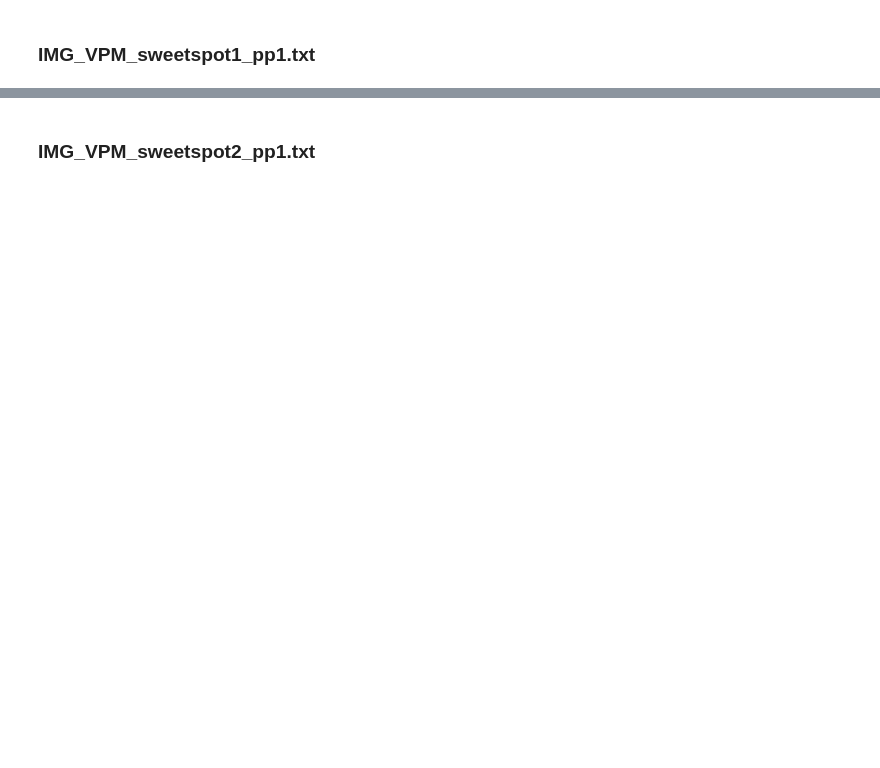
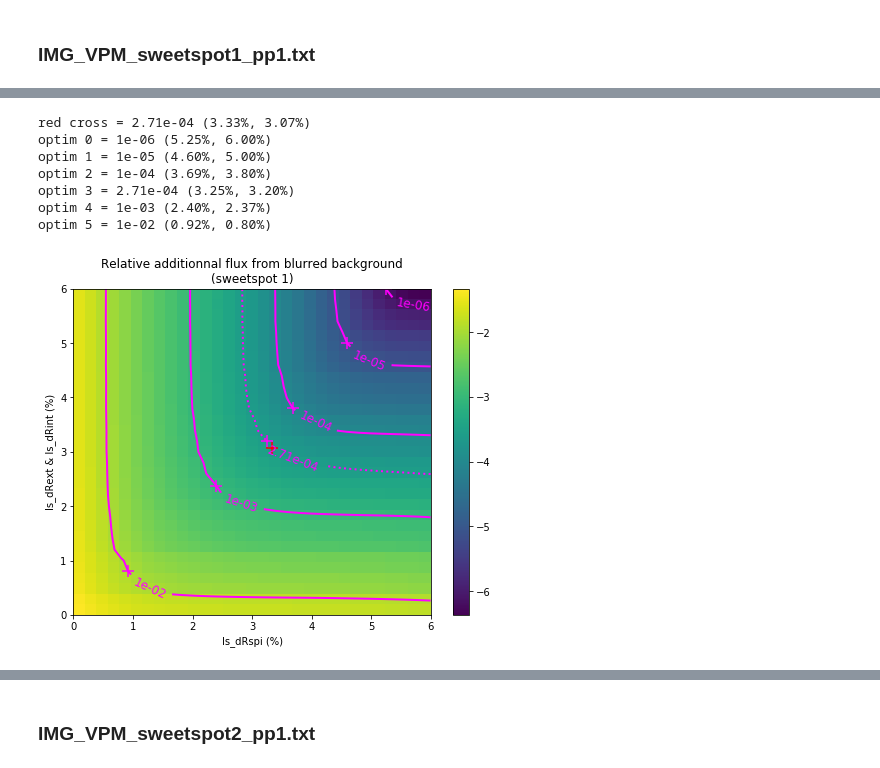
Before and after one commit to vortex-exoplanet/HEEPS, a Jupyter notebook: tools/pupil/pupil_blurring_IMG.ipynb, the cells around one changed output, grey strips where cells are left out. Drawn from its saved outputs; the diff is of its cells as text; code cells hidden in the pictures; blank space fills up the shorter version.

```diff
--- a/tools/pupil/pupil_blurring_IMG.ipynb
+++ b/tools/pupil/pupil_blurring_IMG.ipynb
@@ -216,0 +343,13 @@ max thruput = (0.92%, 0.80%)
+# %%
+bkg_blur, bkg_thruput = bkg_case_2d(pup_bkg_conv, conf, data_i)
+plot_2d_map(conf, bkg_blur, bkg_thruput, data_i, rs_opt=rs_opt, rp_opt=rp_opt,
+    title='Relative additionnal flux from blurred background\n(sweetspot %s)'%data_i)
+# %% [output]
+red cross = 2.71e-04 (3.33%, 3.07%)
+optim 0 = 1e-06 (5.25%, 6.00%)
+optim 1 = 1e-05 (4.60%, 5.00%)
+optim 2 = 1e-04 (3.69%, 3.80%)
+optim 3 = 2.71e-04 (3.25%, 3.20%)
+optim 4 = 1e-03 (2.40%, 2.37%)
+optim 5 = 1e-02 (0.92%, 0.80%)
+[figure, added]
```
Also changed, not shown: parts of 58 cells of this notebook.
